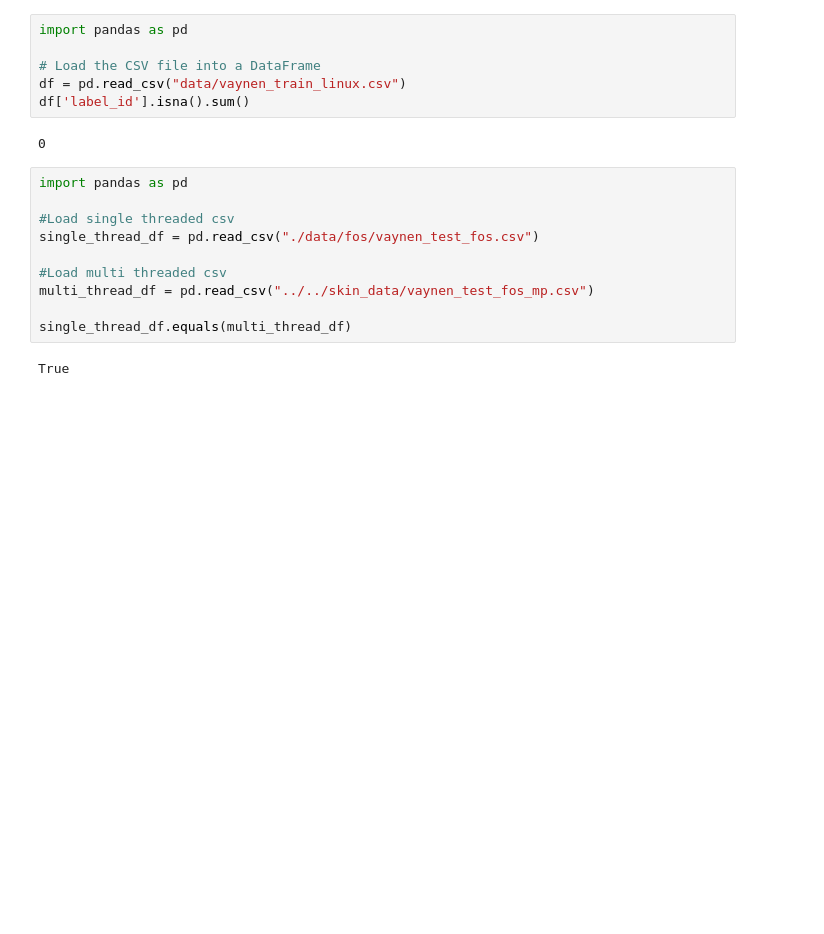
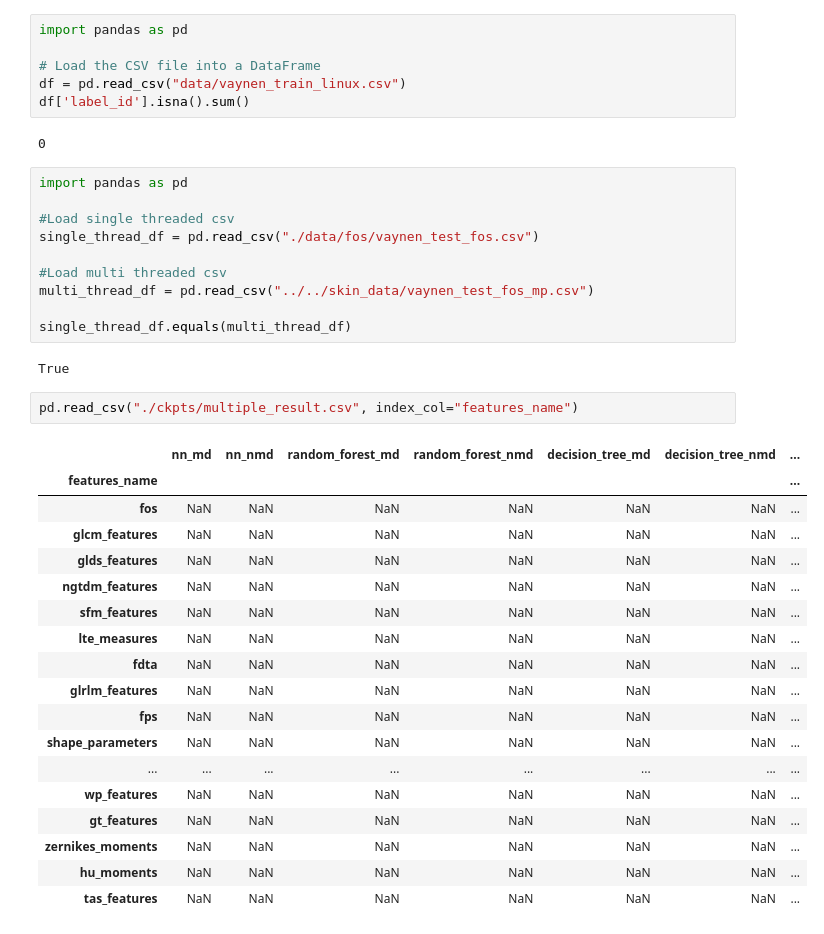
Before and after one commit to Minhsuperfragile/LowLevelFeatureExtraction, a Jupyter notebook: process_csv.ipynb, the cells around one changed output. Drawn from its saved outputs; the diff is of its cells as text; blank space fills up the shorter version.

Commit message:
update result

```diff
--- a/process_csv.ipynb
+++ b/process_csv.ipynb
@@ -98,3 +98,24 @@ multi_thread_df = pd.read_csv("../../skin_data/vaynen_test_fos_mp.csv")
 single_thread_df.equals(multi_thread_df)
 # %% [output]
 True
+# %%
+pd.read_csv("./ckpts/multiple_result.csv", index_col="features_name")
+# %% [output]
+|  | nn_md | nn_nmd | random_forest_md | random_forest_nmd | decision_tree_md | decision_tree_nmd | ... |
+| features_name |  |  |  |  |  |  | ... |
+| fos | NaN | NaN | NaN | NaN | NaN | NaN | ... |
+| glcm_features | NaN | NaN | NaN | NaN | NaN | NaN | ... |
+| glds_features | NaN | NaN | NaN | NaN | NaN | NaN | ... |
+| ngtdm_features | NaN | NaN | NaN | NaN | NaN | NaN | ... |
+| sfm_features | NaN | NaN | NaN | NaN | NaN | NaN | ... |
+| lte_measures | NaN | NaN | NaN | NaN | NaN | NaN | ... |
+| fdta | NaN | NaN | NaN | NaN | NaN | NaN | ... |
+| glrlm_features | NaN | NaN | NaN | NaN | NaN | NaN | ... |
+| fps | NaN | NaN | NaN | NaN | NaN | NaN | ... |
+| shape_parameters | NaN | NaN | NaN | NaN | NaN | NaN | ... |
+| ... | ... | ... | ... | ... | ... | ... | ... |
+| wp_features | NaN | NaN | NaN | NaN | NaN | NaN | ... |
+| gt_features | NaN | NaN | NaN | NaN | NaN | NaN | ... |
+| zernikes_moments | NaN | NaN | NaN | NaN | NaN | NaN | ... |
+| hu_moments | NaN | NaN | NaN | NaN | NaN | NaN | ... |
+| tas_features | NaN | NaN | NaN | NaN | NaN | NaN | ... |
```
Also changed, not shown: parts of 4 cells of this notebook, 9 other files.
